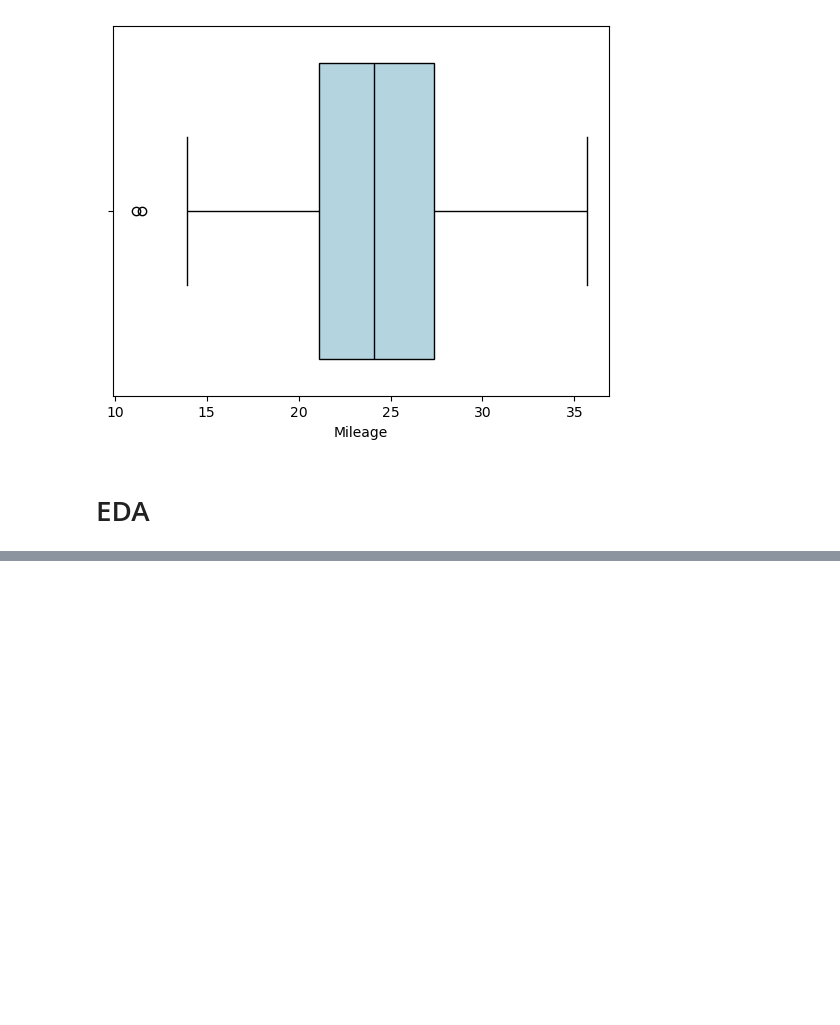
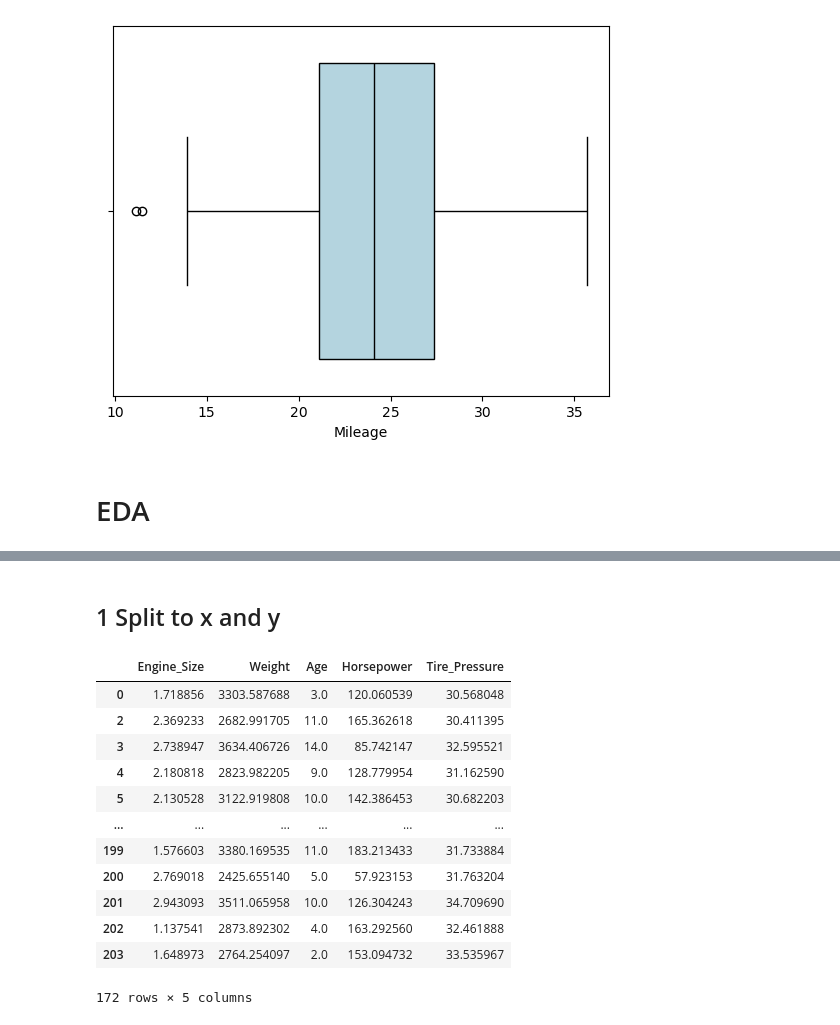
Before and after one commit to Swadhish-ks/Machine-_learning, a Jupyter notebook: multiple_linear_regression_1.ipynb, the cells around one changed output, grey strips where cells are left out. Cells and saved outputs as stored; diff of their text form; code cells hidden in the pictures; blank space fills up the shorter version.

```diff
--- a/multiple_linear_regression_1.ipynb
+++ b/multiple_linear_regression_1.ipynb
@@ -215,0 +233,21 @@ plt.tight_layout()
+# %% [markdown]
+## 1 Split to x and y
+# %%
+y = car['Mileage']
+x = car[['Engine_Size','Weight','Age','Horsepower','Tire_Pressure']]
+# %%
+x
+# %% [output]
+|  | Engine_Size | Weight | Age | Horsepower | Tire_Pressure |
+| 0 | 1.718856 | 3303.587688 | 3.0 | 120.060539 | 30.568048 |
+| 2 | 2.369233 | 2682.991705 | 11.0 | 165.362618 | 30.411395 |
+| 3 | 2.738947 | 3634.406726 | 14.0 | 85.742147 | 32.595521 |
+| 4 | 2.180818 | 2823.982205 | 9.0 | 128.779954 | 31.162590 |
+| 5 | 2.130528 | 3122.919808 | 10.0 | 142.386453 | 30.682203 |
+| ... | ... | ... | ... | ... | ... |
+| 199 | 1.576603 | 3380.169535 | 11.0 | 183.213433 | 31.733884 |
+| 200 | 2.769018 | 2425.655140 | 5.0 | 57.923153 | 31.763204 |
+| 201 | 2.943093 | 3511.065958 | 10.0 | 126.304243 | 34.709690 |
+| 202 | 1.137541 | 2873.892302 | 4.0 | 163.292560 | 32.461888 |
+| 203 | 1.648973 | 2764.254097 | 2.0 | 153.094732 | 33.535967 |
+172 rows × 5 columns
```
Also changed, not shown: parts of 39 cells of this notebook, 2 other files.
